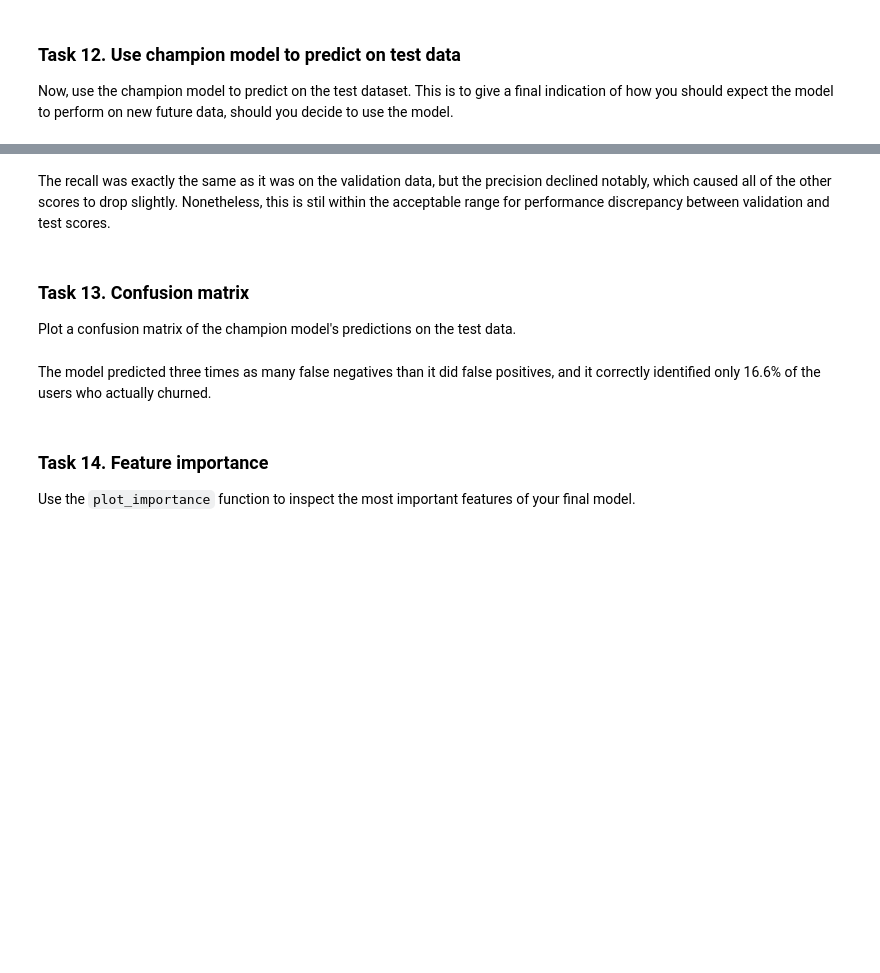
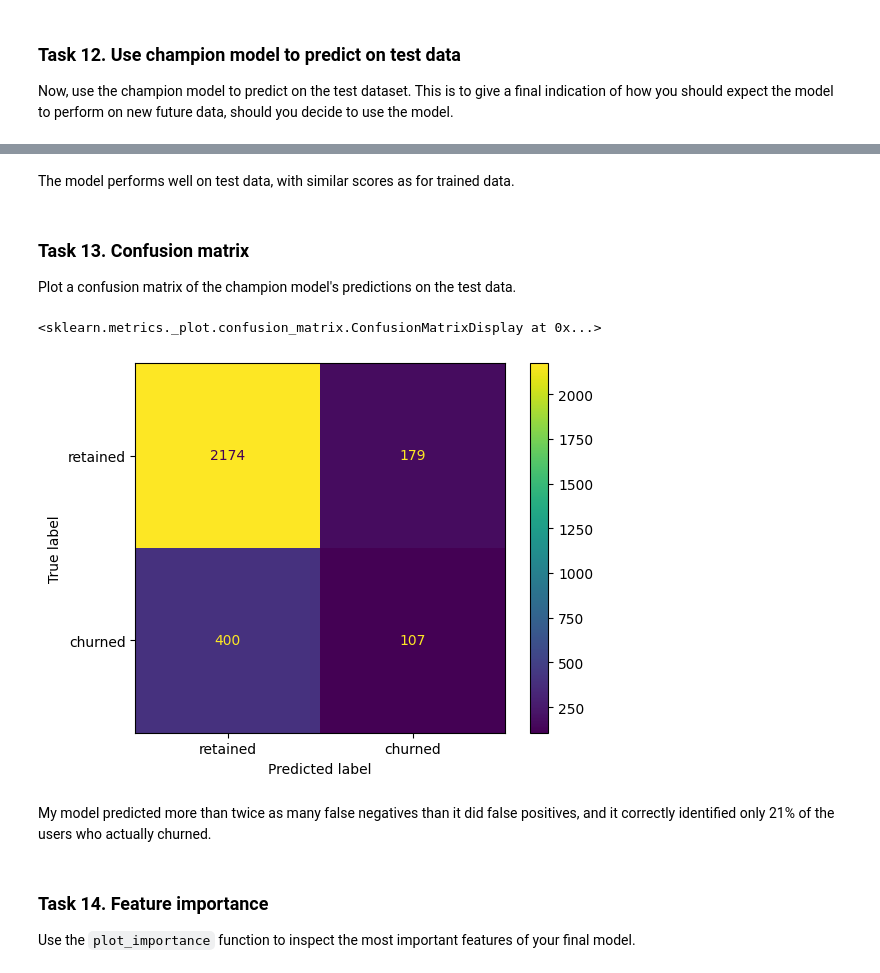
Before and after one commit to dianario/waze-project, a Jupyter notebook: 6_Waze_ml_modelling.ipynb, the cells around one changed output, grey strips where cells are left out. Saved outputs shown, nothing was run; the diff lists cells and outputs as text; code cells hidden in the pictures; blank space fills up the shorter version.

Commit message:
Choose and validate champion model

```diff
--- a/6_Waze_ml_modelling.ipynb
+++ b/6_Waze_ml_modelling.ipynb
@@ -801,10 +808,11 @@ Consider the questions in your PACE Strategy Document to reflect on the Execute
 Now, use the champion model to predict on the test dataset. This is to give a final indication of how you should expect the model to perform on new future data, should you decide to use the model.
 # %%
 # Use XGBoost model to predict on test data
-### YOUR CODE HERE ###
+xgb_pred_test = xgb_cv.best_estimator_.predict(X_test)
 
 # Get test scores for XGBoost model
-### YOUR CODE HERE ###
+xgb_test_scores = get_test_scores("XGB Classifier test", xgb_pred_test, y_test)
 
 # Append to the results table
-### YOUR CODE HERE ###
+results = pd.concat([results, xgb_test_scores], axis =0)
+results
@@ -811,17 +826,21 @@ Now, use the champion model to predict on the test dataset. This is to give a fi
-# %% [markdown]
-The recall was exactly the same as it was on the validation data, but the precision declined notably, which caused all of the other scores to drop slightly. Nonetheless, this is stil within the acceptable range for performance discrepancy between validation and test scores.
+# %% [markdown]
+The model performs well on test data, with similar scores as for trained data.
 # %% [markdown]
 ### **Task 13. Confusion matrix**
 
 Plot a confusion matrix of the champion model's predictions on the test data.
 # %%
 # Generate array of values for confusion matrix
-### YOUR CODE HERE ###
-
+cm = metrics.confusion_matrix(y_true=y_test, y_pred=xgb_pred_test,labels=xgb_cv.classes_)
 # Plot confusion matrix
-### YOUR CODE HERE ###
+disp = metrics.ConfusionMatrixDisplay(confusion_matrix=cm,
+                                      display_labels=['retained','churned'])
+disp.plot()
+# %% [output]
+<sklearn.metrics._plot.confusion_matrix.ConfusionMatrixDisplay at 0x...>
+[figure, added]
 # %% [markdown]
-The model predicted three times as many false negatives than it did false positives, and it correctly identified only 16.6% of the users who actually churned.
+My model predicted more than twice as many false negatives than it did false positives, and it correctly identified only 21% of the users who actually churned.
 # %% [markdown]
 ### **Task 14. Feature importance**
 
```
Also changed, not shown: parts of 22 cells of this notebook.
